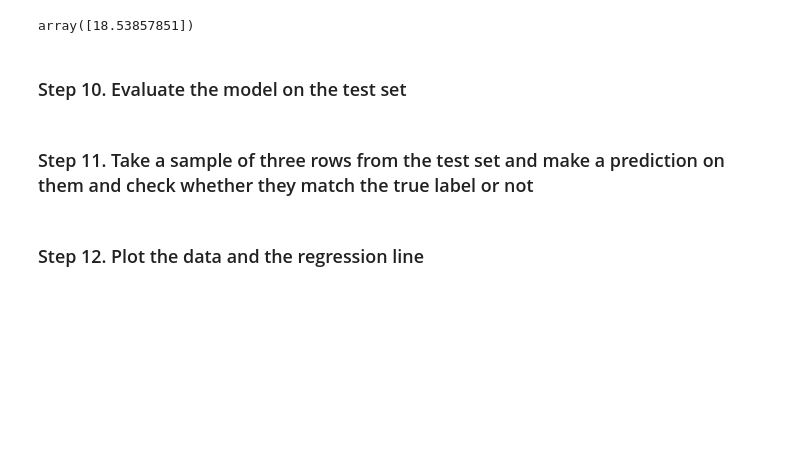
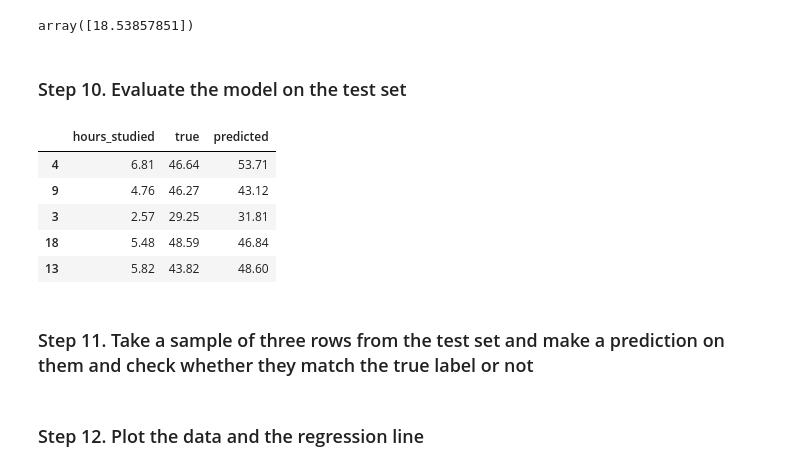
Before and after one commit to HassanAlgoz/AAI, a Jupyter notebook: student/C3/M1/ex1_reg.ipynb, the cells around one changed output. Saved outputs shown, nothing was run; the diff lists cells and outputs as text; code cells hidden in the pictures; blank space fills up the shorter version.

```diff
--- a/student/C3/M1/ex1_reg.ipynb
+++ b/student/C3/M1/ex1_reg.ipynb
@@ -141,6 +141,22 @@ model.predict([[0]])
 array([18.53857851])
 # %% [markdown]
 ### Step 10. Evaluate the model on the test set
+# %%
+y_pred = model.predict(X_test)
+
+comparison = pd.DataFrame({
+    "hours_studied": X_test.flatten(),
+    "true": y_test,
+    "predicted": y_pred.round(2)
+}).reset_index(drop=True)
+comparison.sample(5)
+# %% [output]
+|  | hours_studied | true | predicted |
+| 4 | 6.81 | 46.64 | 53.71 |
+| 9 | 4.76 | 46.27 | 43.12 |
+| 3 | 2.57 | 29.25 | 31.81 |
+| 18 | 5.48 | 48.59 | 46.84 |
+| 13 | 5.82 | 43.82 | 48.60 |
 # %% [markdown]
 ### Step 11. Take a sample of three rows from the test set and make a prediction on them and check whether they match the true label or not
 # %% [markdown]
```
